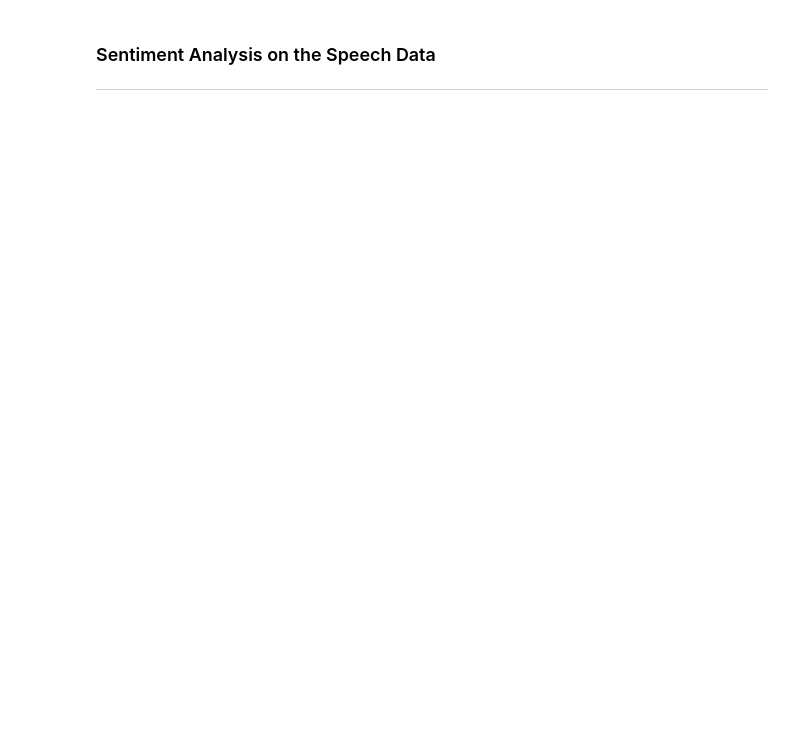
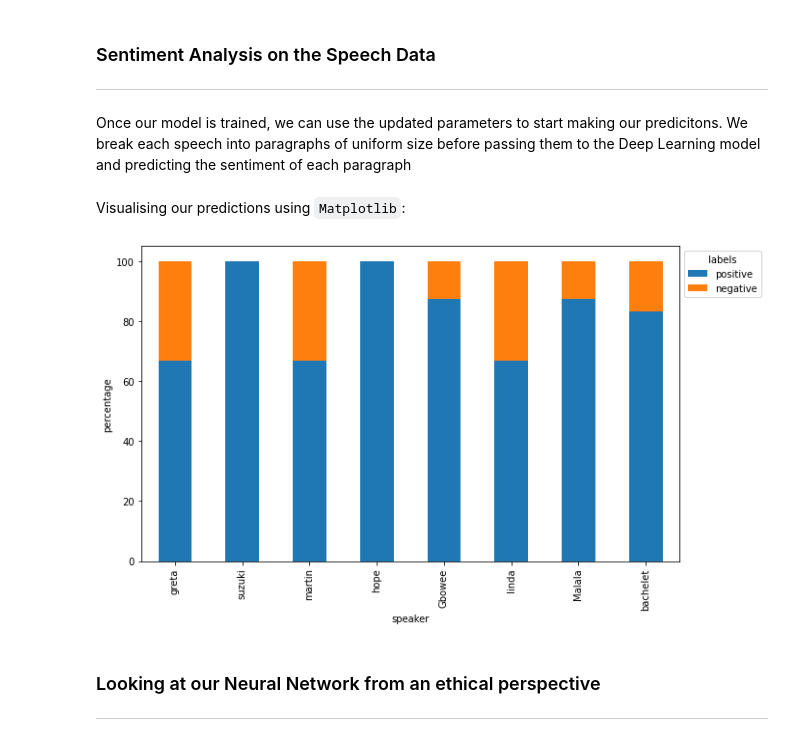
Before and after one commit to Dbhasin1/ethics-tutorial, a Jupyter notebook: tutorials/LSTM.ipynb, the cells around one changed output. Saved outputs shown, nothing was run; the diff lists cells and outputs as text; code cells hidden in the pictures; blank space fills up the shorter version.

```diff
--- a/tutorials/LSTM.ipynb
+++ b/tutorials/LSTM.ipynb
@@ -314,7 +318,6 @@ def initialise_grads (parameters):
 
         # Retrieve information from "cache"
         (next_hidden_state, next_cell_state, prev_hidden_state, prev_cell_state, ft, it, cmt, ot, X_t) = cache
-
         # Input to gates of LSTM is [prev_hidden_state, X_t]
         concat = np.concatenate((prev_hidden_state, X_t), axis=0)
 
@@ -371,6 +374,12 @@ def initialise_grads (parameters):
         grads["dbcm"] += dbcm
         grads["dbo"] += dbo
 
+    # Normalise the gradients for
+    for key in grads:
+        factor= np.linalg.norm(grads[key])
+        if factor != 0:
+            grads[key] = grads[key]/factor
+
     return grads
 # %% [markdown]
 ### Updating the Parameters
@@ -428,7 +437,7 @@ batch_size = 8
 hidden_dim = 64
 input_dim = 300
 time_steps = X_train_indices.shape[1]
-learning_rate = 0.1
+learning_rate = 0.01
 epochs = 20
 parameters = initialise_params(hidden_dim, input_dim)
 v,s = initialise_mav(hidden_dim, input_dim)
@@ -521,6 +550,8 @@ IndexError: index 0 is out of bounds for axis 0 with size 0
 # %% [markdown]
 ### Sentiment Analysis on the Speech Data
 ---
+# %% [markdown]
+Once our model is trained, we can use the updated parameters to start making our predicitons. We break each speech into paragraphs of uniform size before passing them to the Deep Learning model and predicting the sentiment of each paragraph
 # %%
 # To store predicted sentiments
 preds = []
@@ -528,12 +559,11 @@ para_len = 100
 # This is the prediction loop.
 for text in X_pred:
     # retrieve the speaker and corresponding speech
-    speaker = text[0]
-    speech = text[1]
+    speech = text
     # split the speech into a list of words
     words = speech.split()
     # obtain the total number of paragraphs
-    no_paras = math.ceil(len(words)/para_len)
+    no_paras = int(np.ceil(len(words)/para_len))
     # split the speech into a list of sentences
     sentences = speech_textproc.sent_tokeniser(speech)
     # aggregate the sentences into paragraphs
@@ -543,17 +573,44 @@ for text in X_pred:
     # replace each word with its corresponding word indice
     X_pred_indices = speech_textproc.transform_input(paras)
     # replace word indices with word embeddings before passing to neural network
-    x_emb = embedding_vectors(X_test_indices, speech_emb_matrix)
+    x_emb = embedding_vectors(X_pred_indices, speech_emb_matrix)
     # Forward Propagation
-    caches = forward_prop(x_test, parameters)
+    caches = forward_prop(x_emb, parameters)
 
     # Retrieve the output of the fully connected layer
     A2 = caches['fc_values'][0][0]
-
-    # Mark all predictions > 0.5 as positive and <0.5 as negative
+    # Mark all predictions >0.5 as positive and <0.5 as negative
     pred = np.zeros(A2.shape)
     indices = np.where(A2 > 0.5)  # indices where output > 0.5
     pred[indices] = 1  # are set to 1
 
     # Store predictions
-    preds.append((speaker,pred))
+    preds.append(pred[0])
+# %% [markdown]
+Visualising our predictions using `Matplotlib`:
+# %%
+x_axis = []
+data = {'positive':[], 'negative':[]}
+for i in range(len(preds)):
+    # Extract the speaker and the corresponding sentiment predictions
+    speaker = speakers[i]
+    sentiment = preds[i]
+    # The speakers will be used to label the x-axis in our plot
+    x_axis.append(speaker)
+    # Obtain percentage of paragraphs with positive predicted sentiment
+    pos_perc = sum(sentiment)/len(sentiment)
+    # Store positive and negative percentages
+    data['positive'].append(pos_perc*100)
+    data['negative'].append(100*(1-pos_perc))
+
+index = pd.Index(x_axis, name='speaker')
+df = pd.DataFrame(data, index=index)
+ax = df.plot(kind='bar', stacked=True, figsize=(10, 6))
+ax.set_ylabel('percentage')
+plt.legend(title='labels', bbox_to_anchor=(1.0, 1), loc='upper left')
+plt.show()
+# %% [output]
+[figure, added]
+# %% [markdown]
+### Looking at our Neural Network from an ethical perspective
+---
```
Also changed, not shown: parts of 6 cells of this notebook, 2 other files.
